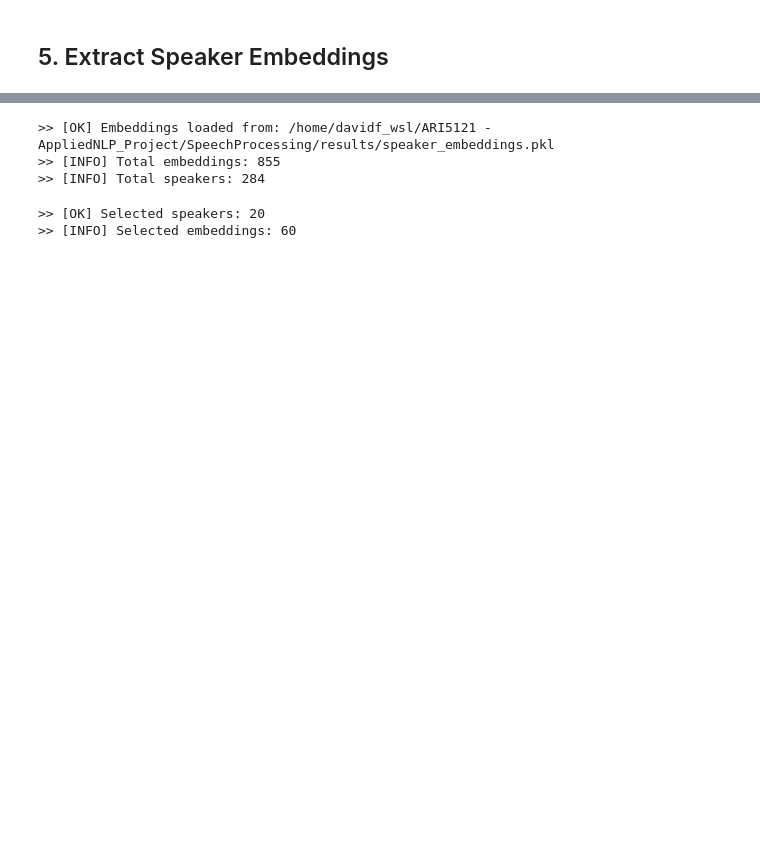
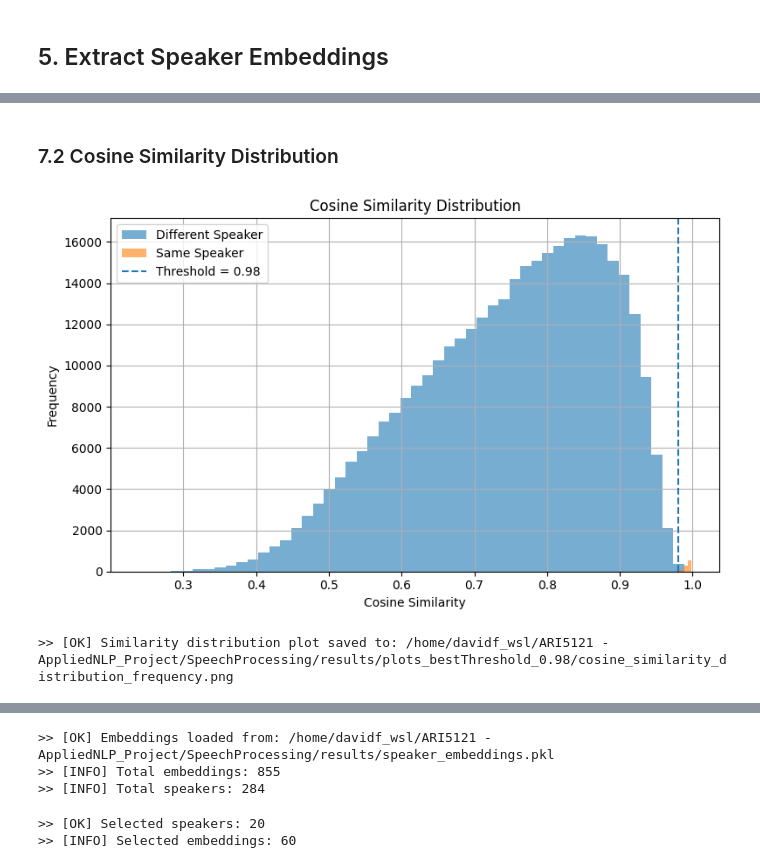
Before and after one commit to DavidF-22/ARI5121-AppliedNLP_Project, a Jupyter notebook: SpeechProcessing/src/SVS_Analysis_and_Eval.ipynb, the cells around one changed output, grey strips where cells are left out. Drawn from its saved outputs; the diff is of its cells as text; code cells hidden in the pictures; blank space fills up the shorter version.

```diff
--- a/SpeechProcessing/src/SVS_Analysis_and_Eval.ipynb
+++ b/SpeechProcessing/src/SVS_Analysis_and_Eval.ipynb
@@ -378,0 +414,28 @@ print(f">> [INFO] Best accuracy: {best_result['accuracy']:.3f}")
+# %% [markdown]
+### 7.2 Cosine Similarity Distribution
+# %%
+same_scores = similarity_df[similarity_df["same_speaker"] == True]["cosine_similarity"]
+different_scores = similarity_df[similarity_df["same_speaker"] == False]["cosine_similarity"]
+
+plt.figure(figsize=(8, 5))
+
+plt.hist(different_scores, bins=50, alpha=0.6, label="Different Speaker")
+plt.hist(same_scores, bins=50, alpha=0.6, label="Same Speaker")
+
+plt.axvline(best_threshold, linestyle="--", label=f"Threshold = {best_threshold:.2f}")
+
+plt.title("Cosine Similarity Distribution")
+plt.xlabel("Cosine Similarity")
+plt.ylabel("Frequency")
+plt.legend()
+plt.grid(True)
+plt.tight_layout()
+
+distribution_freq_plot_path = PLOTS_PATH / "cosine_similarity_distribution_frequency.png"
+plt.savefig(distribution_freq_plot_path, dpi=300, bbox_inches="tight")
+plt.show()
+
+print(f">> [OK] Similarity distribution plot saved to: {distribution_freq_plot_path.resolve()}")
+# %% [output]
+[figure, added]
+>> [OK] Similarity distribution plot saved to: /home/davidf_wsl/ARI5121 - AppliedNLP_Project/SpeechProcessing/results/plots_bestThreshold_0.98/cosine_similarity_distribution_frequency.png
```
Also changed, not shown: parts of 25 cells of this notebook.
